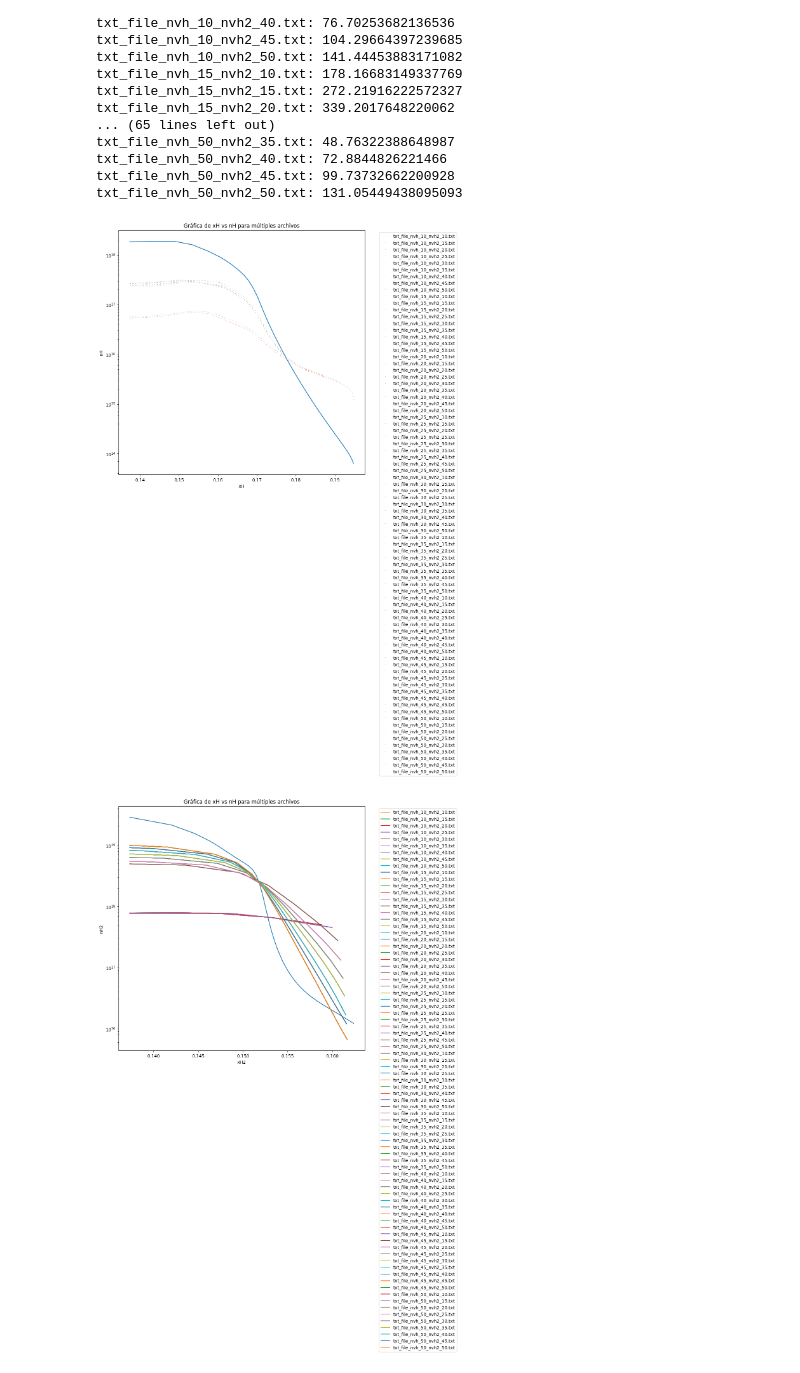
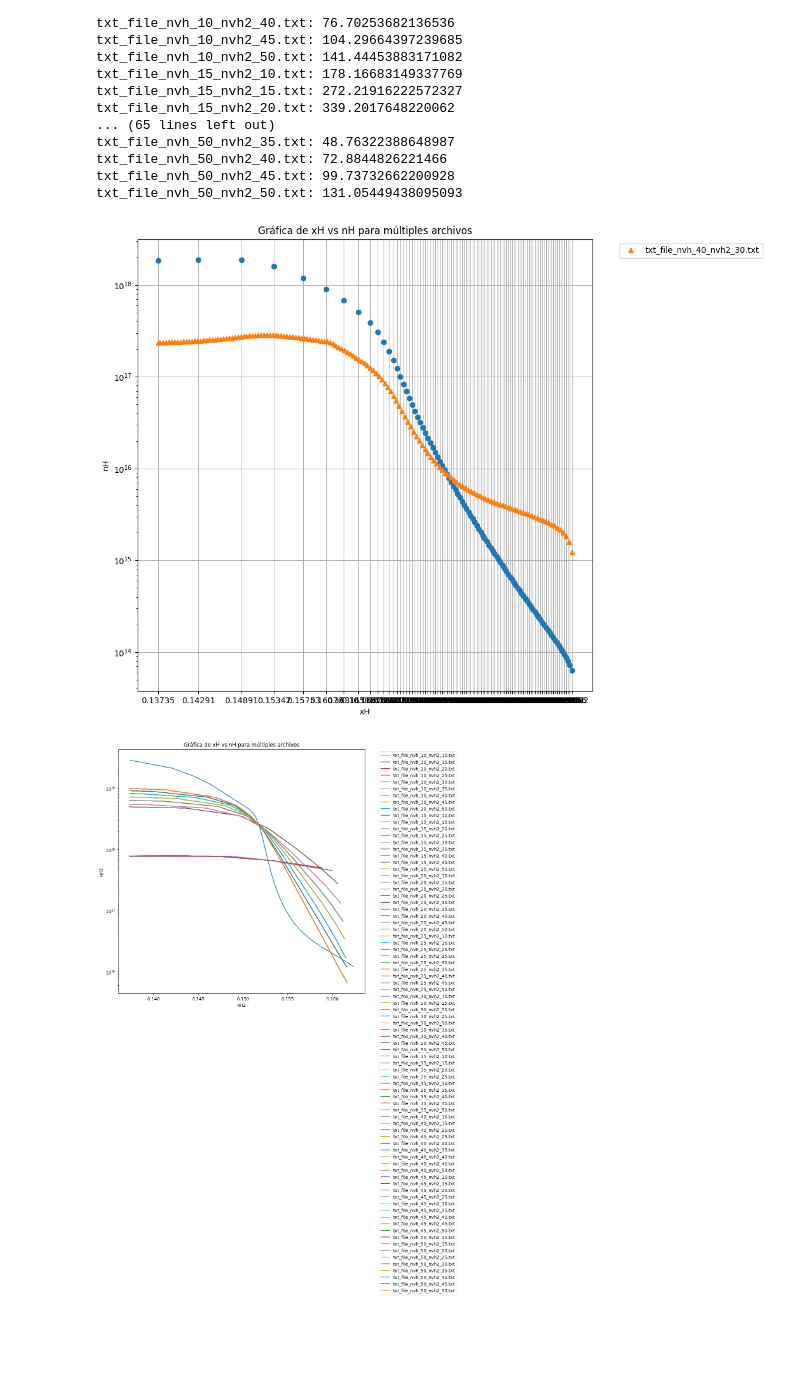
Before and after one commit to W-M-plasma-group/KN1DPy, a Jupyter notebook: tests.ipynb, the cells around one changed output. Cells and saved outputs as stored; diff of their text form; code cells hidden in the pictures; blank space fills up the shorter version.

```diff
--- a/tests.ipynb
+++ b/tests.ipynb
@@ -113,7 +113,7 @@ import glob
 import re
 import matplotlib.pyplot as plt
 from scipy.io import readsav
-filename = readsav('1090904024_950to1050.sav')
+filename_sav = readsav('1090904024_950to1050.sav')
 
 def read_variable_from_txt(filename, variable_name):
     with open(filename, 'r') as file:
@@ -121,37 +121,40 @@ def read_variable_from_txt(filename, variable_name):
 
     # Usar expresión regular para encontrar y extraer los valores de la variable
     pattern = rf"{variable_name}:\s*\[([^\]]+)\]"
     match = re.search(pattern, content)
     if match:
         values_str = match.group(1)
         values_list = [float(val) for val in values_str.split()]
         return values_list
     else:
         return None
 
 # Buscar todos los archivos que coincidan con el patrón 'txt_file_nvh_*'
-pattern = 'txt_file_nvh_*'
+pattern = 'txt_file_nvh_40_nvh2_30*'
 file_list = glob.glob(pattern)
 
 fig = plt.figure(figsize=(10,10))
-plt.plot(filename['xh'],filename['nh'])
+plt.plot(filename_sav['xh'],filename_sav['nh'],'o')
 # Leer los valores de xH y nH de cada archivo y graficarlos
 for filename in file_list:
     xH = read_variable_from_txt(filename, 'xH')
     nH = read_variable_from_txt(filename, 'nH')
 
     if xH is not None and nH is not None:
-        plt.plot(xH, nH,',' ,label=filename)
+        plt.plot(xH, nH,'^' ,label=filename)
 
 # Configurar la gráfica
 plt.xlabel('xH')
 plt.yscale('log')
 plt.ylabel('nH')
+plt.xticks(filename_sav['xh'])
+# plt.yticks(nH)
 plt.legend(bbox_to_anchor=(1.05, 1), loc='upper left')
 plt.title('Gráfica de xH vs nH para múltiples archivos')
+plt.grid(True)
 plt.show()
 # %% [output]
-[figure, old version]
+[figure, new version]
 # %%
 import glob
 import re
```
Also changed, not shown: 1 other file.
